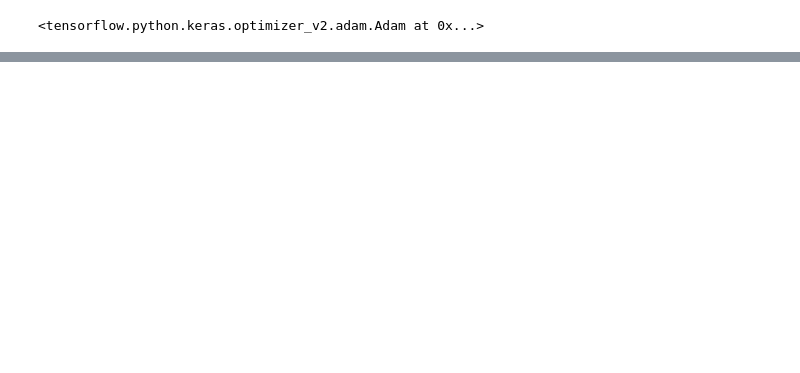
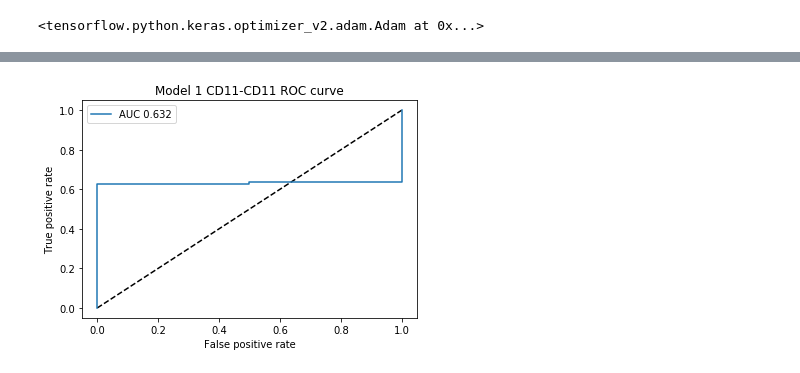
Before and after one commit to kyuniie/BigData, a Jupyter notebook: test_model_one_label.ipynb, the cells around one changed output, grey strips where cells are left out. Saved outputs shown, nothing was run; the diff lists cells and outputs as text; code cells hidden in the pictures; blank space fills up the shorter version.

```diff
--- a/test_model_one_label.ipynb
+++ b/test_model_one_label.ipynb
@@ -391,7 +358,7 @@ keras.optimizers.Adam(learning_rate=0.00001, beta_1=0.9, beta_2=0.999, amsgrad=F
 # %% [output]
 <tensorflow.python.keras.optimizer_v2.adam.Adam at 0x...>
 # %%
-model.compile(loss='binary_crossentropy', optimizer='adam', metrics=['accuracy'])
+model.compile(loss='binary_crossentropy', optimizer='Adam', metrics=['accuracy'])
 # %%
-model.fit(X_train, y_train, epochs=100)
+model.fit(X_train, y_train, epochs=1000, batch_size = 50)
 # %% [output]
@@ -439,2 +410,7 @@ Trainable params: 2,541
 Non-trainable params: 0
 _________________________________________________________________
+# %%
+from sklearn.metrics import roc_curve
+from sklearn.metrics import auc
+y_pred = model.predict(X_test).ravel()
+fpr_keras, tpr_keras, thresholds_keras = roc_curve(y_test, y_pred)
@@ -440,0 +437,4 @@ _________________________________________________________________
+# %%
+y_pred_rf = rf.predict_proba(X_test)[:, 1]
+fpr_rf, tpr_rf, thresholds_rf = roc_curve(y_test, y_pred)
+auc_rf = auc(fpr_rf, tpr_rf)
@@ -440,0 +443,15 @@ _________________________________________________________________
+# %%
+
+A = plt.figure(1)
+plt.plot([0, 1], [0, 1], 'k--')
+
+plt.plot(fpr_rf, tpr_rf, label='AUC {:.3f}'.format(auc_rf))
+plt.xlabel('False positive rate')
+plt.ylabel('True positive rate')
+plt.title('Model 1 CD11-CD11 ROC curve')
+plt.legend(loc='best')
+plt.show()
+
+A.savefig("CD11-CD11.pdf", bbox_inches='tight')
+# %% [output]
+[figure, added]
```
Also changed, not shown: parts of 49 cells of this notebook.
